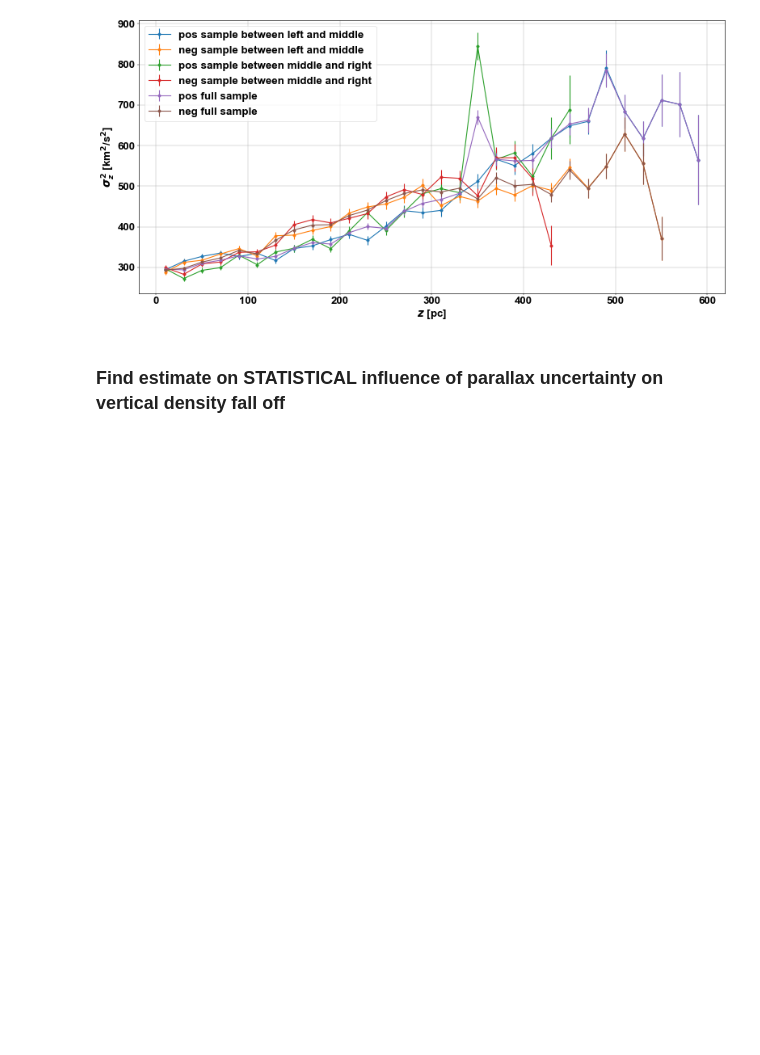
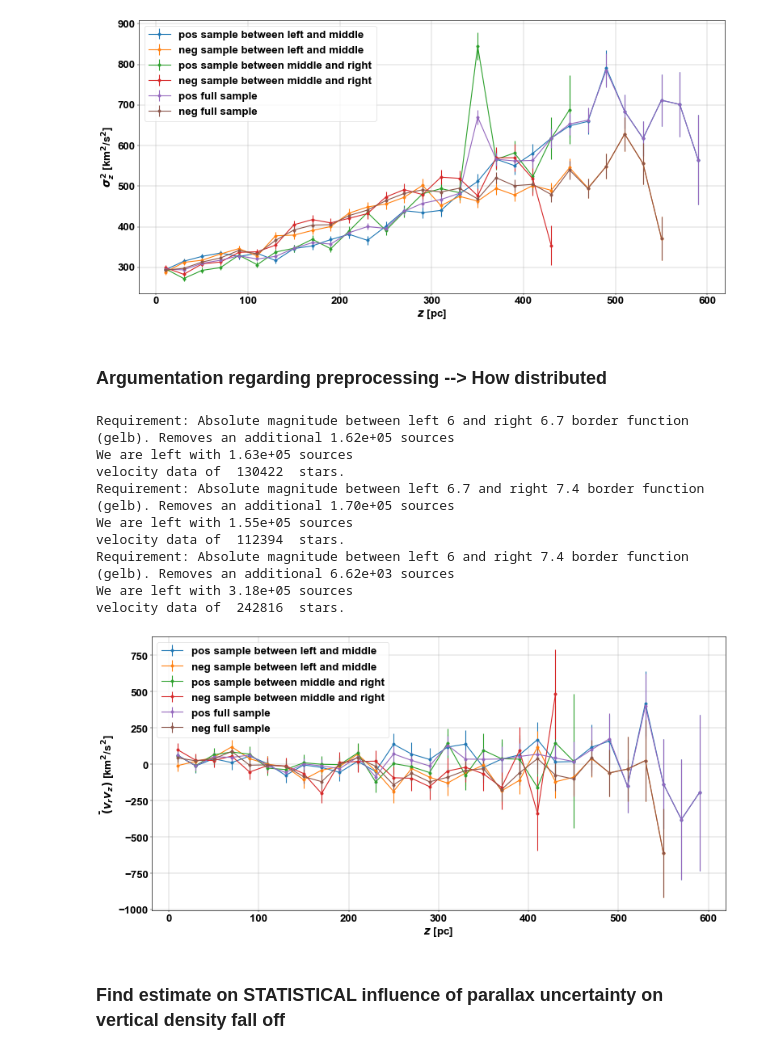
Before and after one commit to rubba0220/Bachelorarbeit, a Jupyter notebook: z final run/Data_with_correction.ipynb, the cells around one changed output. Drawn from its saved outputs; the diff is of its cells as text; code cells hidden in the pictures; blank space fills up the shorter version.

Commit message:
first try on data extraction mean(vz*vr)

```diff
--- a/z final run/Data_with_correction.ipynb
+++ b/z final run/Data_with_correction.ipynb
@@ -153,7 +153,7 @@ def compute_vr(plx, ra, dec, vlos, pm_ra, pm_dec,):
     r = r_from_plx(plx) * pc_to_km  # km
     phi = compute_phi(plx, ra, dec)
     vr_sun = compute_vr_sun(plx, ra, dec, vlos, pm_ra, pm_dec)
-    v_r = vlos * np.cos(b)*np.cos(l-phi) - r * pm_b * np.sin(b)*np.cos(l-phi) - r * pm_l * np.sin(l-phi) # km/s
+    v_r = - vlos * np.cos(b)*np.cos(l-phi) + r * pm_b * np.sin(b)*np.cos(l-phi) + r * pm_l * np.sin(l-phi) # km/s
 
     return v_r+vr_sun
 # %%
@@ -773,6 +817,83 @@ Requirement: Absolute magnitude between left 6 and right 7.4 border function (ge
 We are left with 3.18e+05 sources
 velocity data of  242816  stars.
 [figure]
+# %% [markdown]
+### Argumentation regarding preprocessing --> How distributed
+# %%
+def vel_cor(left, right, label, n_bins):
+
+    tab_filtered = filtration(left, right)
+    l_np, b_np, ra_np, ra_error_np, dec_np, dec_error_np, parallax_np, parallax_error_np, pmra_np, pmra_error_np, pmdec_np, pmdec_error_np, phot_g_mean_mag_np, teff_gspphot_np, bp_rp_np, radial_velocity_np, radial_velocity_error_np = arrays(tab_filtered)
+
+    r_np = r_from_plx(parallax_np)
+    z_np = r_np * np.sin(b_np*deg2rad) + 14.5 #correction for height of the sun above the galactic plane
+
+    # Compute vertical velocity dispersion
+    vz = compute_vz(parallax_np, ra_np, dec_np, radial_velocity_np, pmra_np, pmdec_np)
+    vr = compute_vr(parallax_np, ra_np, dec_np, radial_velocity_np, pmra_np, pmdec_np)
+    hasv_z = np.isfinite(vz)
+    hasv_r = np.isfinite(vr)
+    hasv = hasv_z & hasv_r
+    vz = vz[hasv]
+    vr = vr[hasv]
+    z_np = z_np[hasv]
+    vz_mean = np.genfromtxt(f'data_with_correction/poly_full_{ou}.txt')[2]
+    print('velocity data of ', len(z_np), ' stars.')
+
+    bins = np.linspace(-1800, 1800, n_bins+1)
+    vrz_means = np.array([])
+    evrz_means = np.array([])
+    for i in range(len(bins)-1):
+        mask = (z_np >= bins[i]) & (z_np < bins[i+1])
+        if sum(mask) >= 40: #only intervals with more than 40 stars are considered, to ensure that the gamma distribution is sufficiently Gaussian
+            vrz_means = np.append(vrz_means, np.sum((vz[mask]-vz_mean)*vr[mask])/(np.sum(mask))) # as reference mean value for the calculation of variance the mean of all data is used (???)
+            evrz_means = np.append(evrz_means, np.sqrt( np.sum((vz[mask]-vz_mean)**2*vr[mask]**2)/(np.sum(mask)) - vrz_means[-1]**2) /np.sqrt(np.sum(mask)))
+        else:
+            vrz_means = np.append(vrz_means, np.nan)
+            evrz_means = np.append(evrz_means, np.nan)
+
+    z = (bins[1:]+bins[:-1])/2
+    i = np.isnan(vrz_means)
+    return vz_mean, vrz_means[~i], evrz_means[~i], evrz_means[~i], z[~i] #returns the used z-velocity mean, the correlation of the velocities in each bin, the error of the correlation in each bin
+
+# Visualisation and saving of results
+fig, ax = plt.subplots(1,1, figsize=(20,10))
+ax = [0, ax]
+for am, n_bin, title in zip([[left, middle, f'upper_{ou}'], [middle, right, f'lower_{ou}'], [left,right, f'full_{ou}']], [180, 180, 180], ['sample between left and middle', 'sample between middle and right', 'full sample']):
+    vz_mean, vrz_means, evrz_means, evrz_means, z= vel_cor(*am, n_bin)
+    pos = np.where(z>=0)
+    neg = np.where(z<0)
+    ax[1].errorbar(z[pos], vrz_means[pos], yerr=evrz_means[pos], marker='o', label=f"pos {title}")
+    ax[1].errorbar(abs(z[neg]), vrz_means[neg], yerr=evrz_means[neg], marker='o', label=f"neg {title}")
+    data = {
+        'z': z,
+        'vz_mean': vz_mean,
+        'vrz_means': vrz_means,
+        'evrz_means': evrz_means,
+        'evrz_means': evrz_means
+    }
+    df = pd.DataFrame(data)
+    df.to_csv(rf'data_with_correction/vrz_bin_{am[2]}.txt', index=False, sep=',', header=True)
+ax[1].set_xlabel(r"$z$ [pc]")
+ax[1].set_ylabel(r"$\bar(v_r v_z)$ [km$^2$/s$^2$]")
+ax[1].grid()
+ax[1].legend()
+plt.tight_layout()
+# fig.subplots_adjust(hspace=0.0)
+plt.savefig("plots/Vertical_radial_velocity_correlation_comparison.png")
+fig.set_dpi(40)
+plt.show()
+# %% [output]
+Requirement: Absolute magnitude between left 6 and right 6.7 border function (gelb). Removes an additional 1.62e+05 sources
+We are left with 1.63e+05 sources
+velocity data of  130422  stars.
+Requirement: Absolute magnitude between left 6.7 and right 7.4 border function (gelb). Removes an additional 1.70e+05 sources
+We are left with 1.55e+05 sources
+velocity data of  112394  stars.
+Requirement: Absolute magnitude between left 6 and right 7.4 border function (gelb). Removes an additional 6.62e+03 sources
+We are left with 3.18e+05 sources
+velocity data of  242816  stars.
+[figure, added]
 # %% [markdown]
 ### Find estimate on STATISTICAL influence of parallax uncertainty on vertical density fall off
 # %%
```
Also changed, not shown: parts of 1 cell of this notebook, 12 other files.
